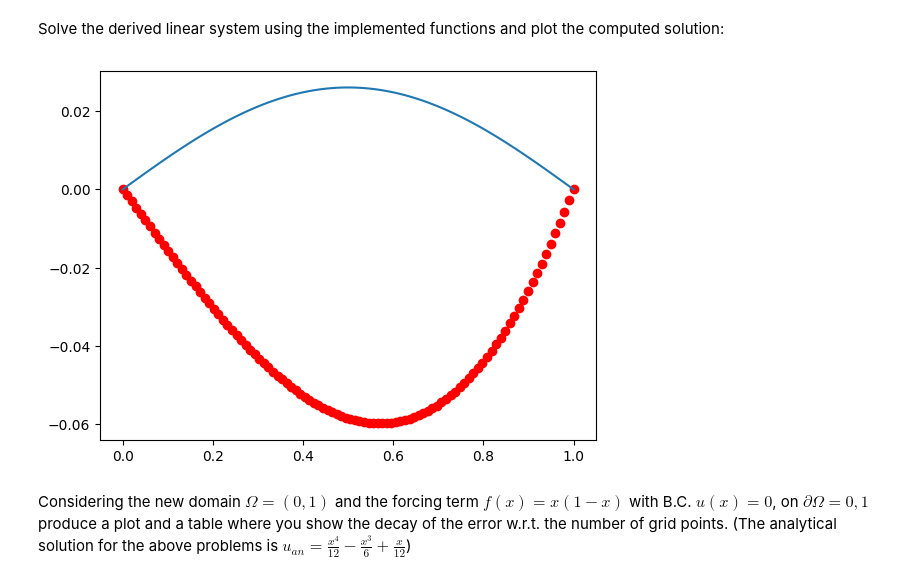
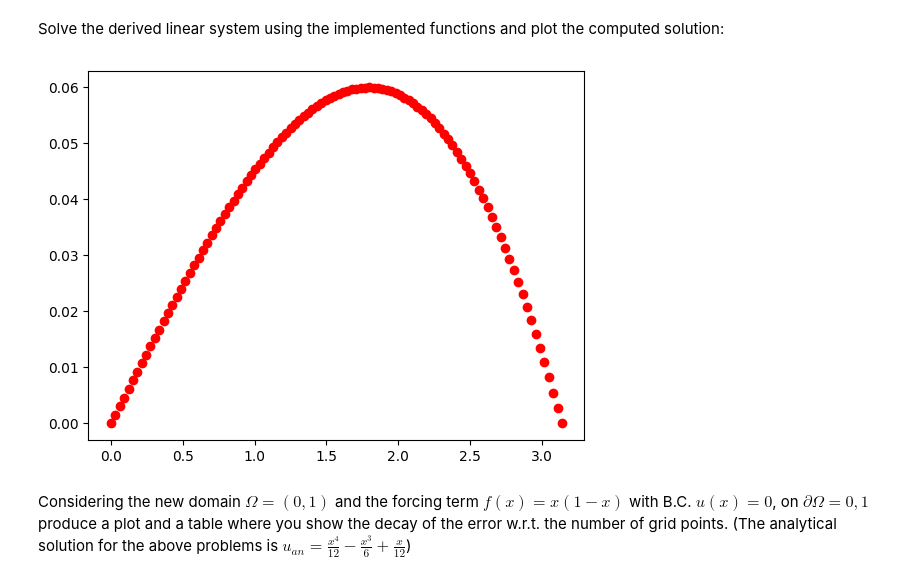
Before and after one commit to GiacomoDiFa/Progetto-MN, a Jupyter notebook: Copia_di_FinalProject_2022_2023.ipynb, the cells around one changed output. Drawn from its saved outputs; the diff is of its cells as text; code cells hidden in the pictures.

```diff
--- a/Copia_di_FinalProject_2022_2023.ipynb
+++ b/Copia_di_FinalProject_2022_2023.ipynb
@@ -204,13 +137,11 @@ def LU(A):
         for j in range(k+1,N):
             A[k+1:N,j] -= A[k+1:N,k]*A[k,j]
 
-    L=tril(A)
+    L=np.tril(A)
     for i in range(N):
         L[i,i]=1.0
-    U = triu(A)
+    U = np.triu(A)
     return L, U
-
-L, U = LU(A)
 # %%
 def cholesky(A):
     A = A.copy()
@@ -231,33 +160,38 @@ HT, H = cholesky(A)
 Implement forward and backward substitution functions to exploit the developed factorization methods to solve the derived linear system of equations.
 # %%
 def L_solve(L,rhs):
-  x = zeros_like(rhs)
+  x = np.zeros_like(rhs)
   N = len(L)
 
   x[0] = rhs[0]/L[0,0]
   for i in range(1,N):
-    x[i] = (rhs[i] - dot(L[i, 0:i], x[0:i]))/L[i,i]
+    x[i] = (rhs[i] - np.dot(L[i, 0:i], x[0:i]))/L[i,i]
   return x
 # %%
 def U_solve(U,rhs):
-  x = zeros_like(rhs)
+  x = np.zeros_like(rhs)
   N=len(U)
 
   x[-1] = rhs[-1]/U[-1,-1]
   for i in reversed(range(N-1)):
-    x[i] = (rhs[i] -dot(U[i, i+1:N], x[i+1:N]))/U[i,i]
+    x[i] = (rhs[i] -np.dot(U[i, i+1:N], x[i+1:N]))/U[i,i]
   return x
 # %% [markdown]
 Solve the derived linear system using the implemented functions and plot the computed solution:
-# %%
-w = L_solve(L,b)
-u = U_solve(U,w)
-x = linspace(0,1,n)
-u_ex = (x**4)/12. - (x**3)/6. + x/12.
-_ = plot(x,u,'ro')
-_ = plot(x,u_ex)
-# %% [output]
-[figure, removed]
+# %%
+omega = [0,np.pi]
+f = lambda x : np.sin(x)
+n=100
+bc = [0,0]
+A, b = finDif(omega, f, n, bc)
+x =np.linspace(0,np.pi,n+4)
+L, U = LU(A)
+w = L_solve(L,b)
+u = U_solve(U,w)
+
+_ = plot(x,u,'ro')
+# %% [output]
+[figure, added]
 # %% [markdown]
 Considering the new domain $\Omega = (0,1)$ and the forcing term $f(x) = x(1-x)$ with B.C. $u(x) = 0$, on $\partial \Omega = {0,1}$ produce a plot and a table where you show the decay of the error w.r.t. the number of grid points.
 (The analytical solution for the above problems is $u_{an} = \frac{x^4}{12} - \frac{x^3}{6} + \frac{x}{12}$)
```
Also changed, not shown: parts of 7 cells of this notebook.
